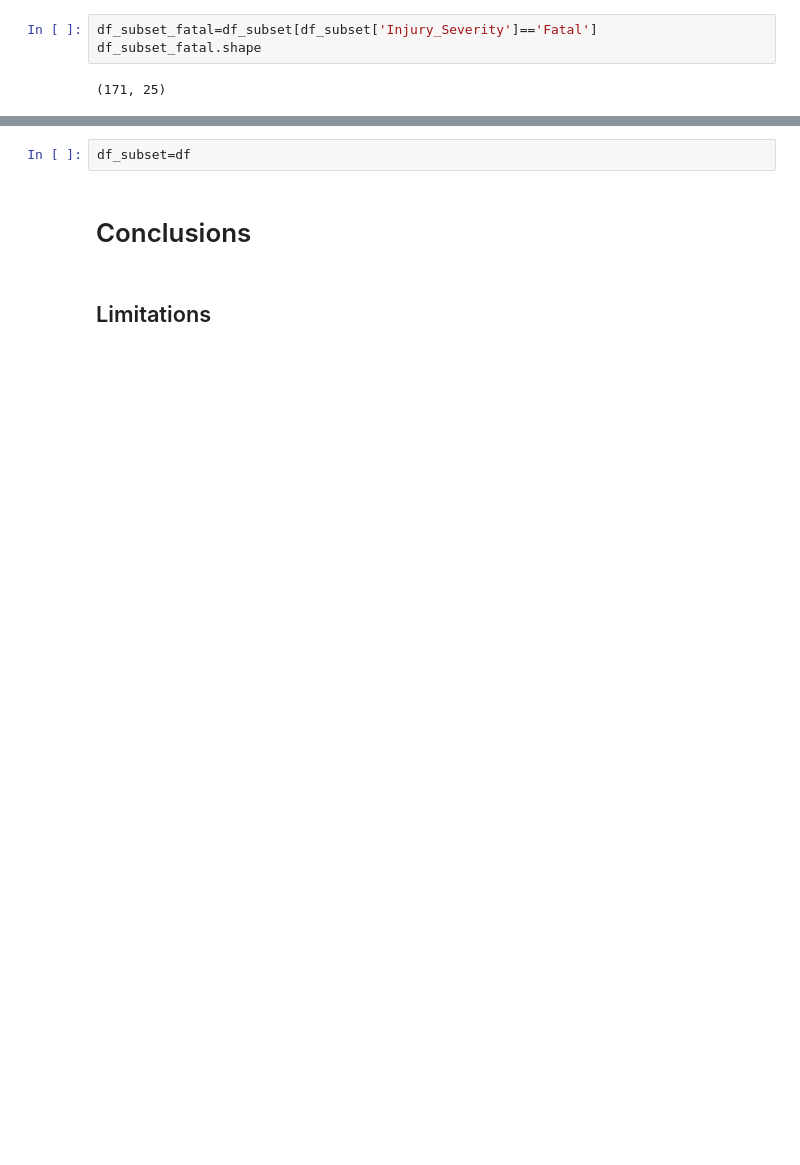
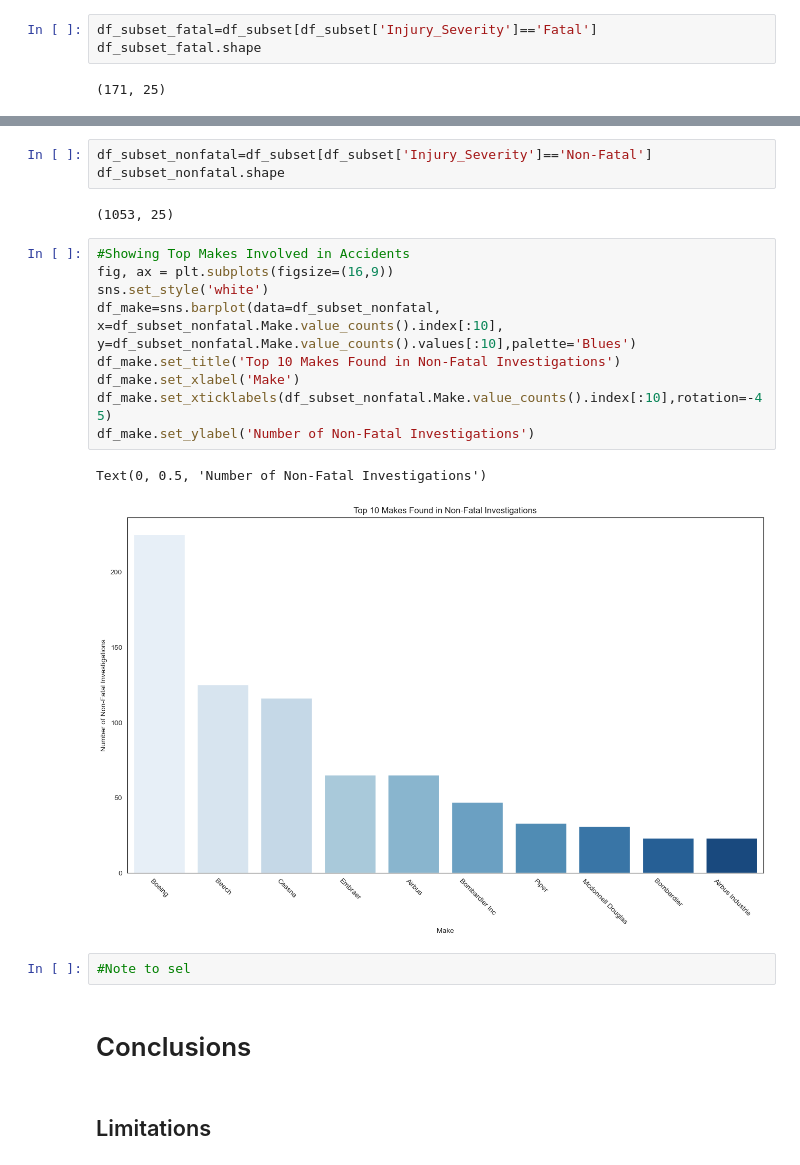
Before and after one commit to hannahdallas/aviation_strategy, a Jupyter notebook: notebook.ipynb, the cells around one changed output, grey strips where cells are left out. Drawn from its saved outputs; the diff is of its cells as text; blank space fills up the shorter version.

```diff
--- a/notebook.ipynb
+++ b/notebook.ipynb
@@ -794,8 +799,25 @@ df_make.set_ylabel('Number of Fatal Investigations')
 # %% [output]
 Text(0, 0.5, 'Number of Fatal Investigations')
 [figure]
+# %%
+df_subset_nonfatal=df_subset[df_subset['Injury_Severity']=='Non-Fatal']
+df_subset_nonfatal.shape
+# %% [output]
+(1053, 25)
 # %%
-df_subset=df
+#Showing Top Makes Involved in Accidents
+fig, ax = plt.subplots(figsize=(16,9))
+sns.set_style('white')
+df_make=sns.barplot(data=df_subset_nonfatal, x=df_subset_nonfatal.Make.value_counts().index[:10], y=df_subset_nonfatal.Make.value_counts().values[:10],palette='Blues')
+df_make.set_title('Top 10 Makes Found in Non-Fatal Investigations')
+df_make.set_xlabel('Make')
+df_make.set_xticklabels(df_subset_nonfatal.Make.value_counts().index[:10],rotation=-45)
+df_make.set_ylabel('Number of Non-Fatal Investigations')
+# %% [output]
+Text(0, 0.5, 'Number of Non-Fatal Investigations')
+[figure, added]
+# %%
+#Note to sel
 # %% [markdown]
 # Conclusions
 # %% [markdown]
```
Also changed, not shown: parts of 9 cells of this notebook.
